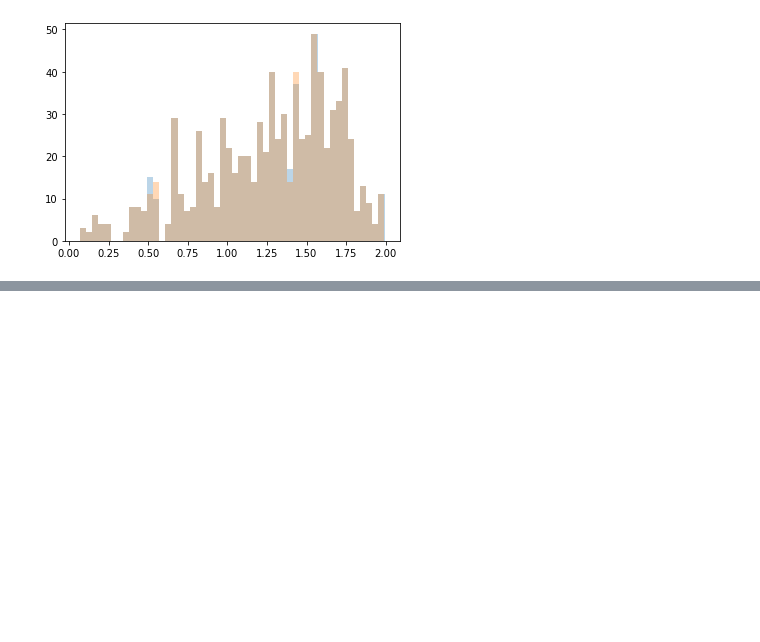
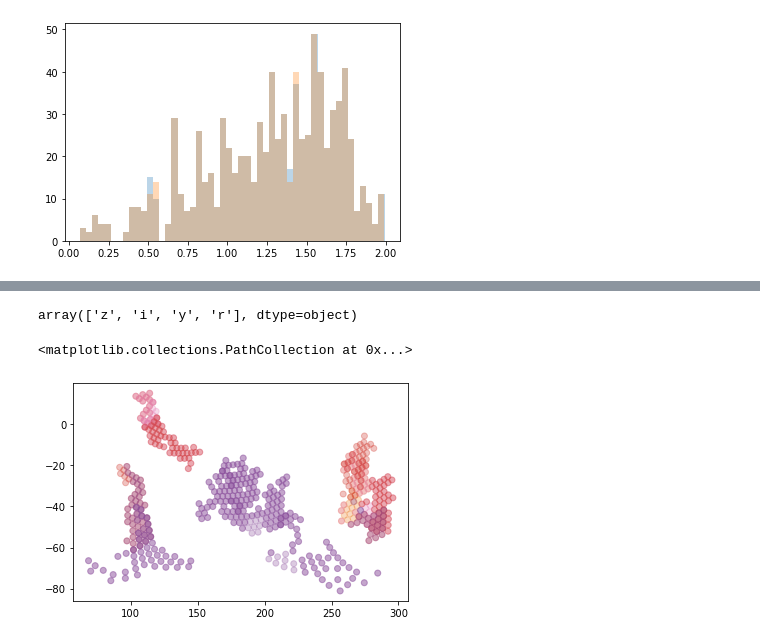
Before and after one commit to lsst/rubin_sim_notebooks, a Jupyter notebook: maf/science/Single Point Viz.ipynb, the cells around one changed output, grey strips where cells are left out. Cells and saved outputs as stored; diff of their text form; code cells hidden in the pictures; blank space fills up the shorter version.

```diff
--- a/maf/science/Single Point Viz.ipynb
+++ b/maf/science/Single Point Viz.ipynb
@@ -151,0 +156,14 @@ plt.ylim(-5, 5)
+# %%
+# There are lots of ways to get information out of the database when you
+# just want to know "where did we look in one night" .. a simple sql query is fine
+import sqlite3
+
+cols = ['observationStartMJD', 'fieldRA', 'fieldDec', 'rotTelPos', 'rotSkyPos', 'filter', 'night', 'note']
+query = ' '.join(['select', ' '.join([f'{c},' for c in cols])[:-1], 'from observations where night = 200'])
+print(query)
+conn = sqlite3.connect(opsim_fname)
+night_visits = pd.read_sql(query, conn)
+
+conn.close()
+print('nvisits total', len(night_visits))
+night_visits.head()
@@ -151,0 +179,26 @@ plt.ylim(-5, 5)
+# %%
+filters = night_visits['filter'].unique()
+filters
+# %% [output]
+array(['z', 'i', 'y', 'r'], dtype=object)
+# %%
+# locations on sky (not pretty because not projected)
+filter_rgb_map = {
+    "u": (74 / 256, 125 / 256, 179 / 256),
+    "g": (104 / 256, 173 / 256, 87 / 256),
+    "r": (238 / 256, 134 / 256, 50 / 256),
+    "i": (232 / 256, 135 / 256, 189 / 256),
+    "z": (209 / 256, 53 / 256, 43 / 256),
+    "y": (142 / 256, 82 / 256, 159 / 256),
+}
+
+def setcolor(x):
+    x['color'] = filter_rgb_map[x['filter']]
+    return x
+
+night_visits = night_visits.apply(setcolor, axis=1)
+
+plt.scatter(night_visits['fieldRA'], night_visits['fieldDec'], c=night_visits['color'], alpha=0.3)
+# %% [output]
+<matplotlib.collections.PathCollection at 0x...>
+[figure, added]
```
Also changed, not shown: parts of 11 cells of this notebook.
